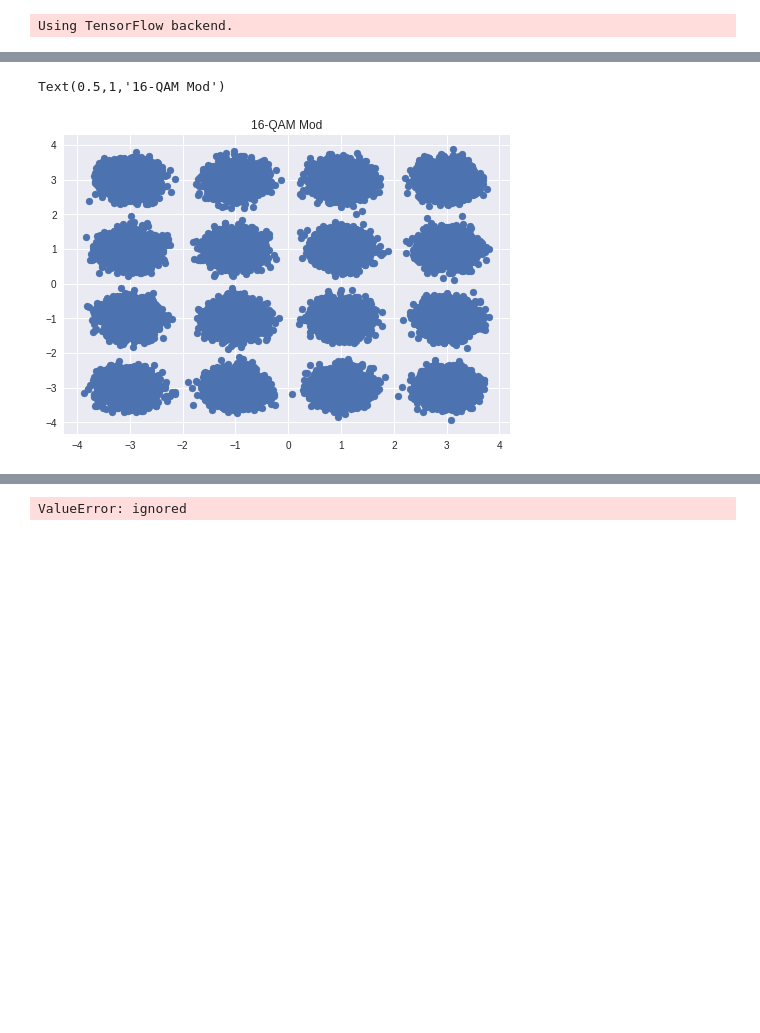
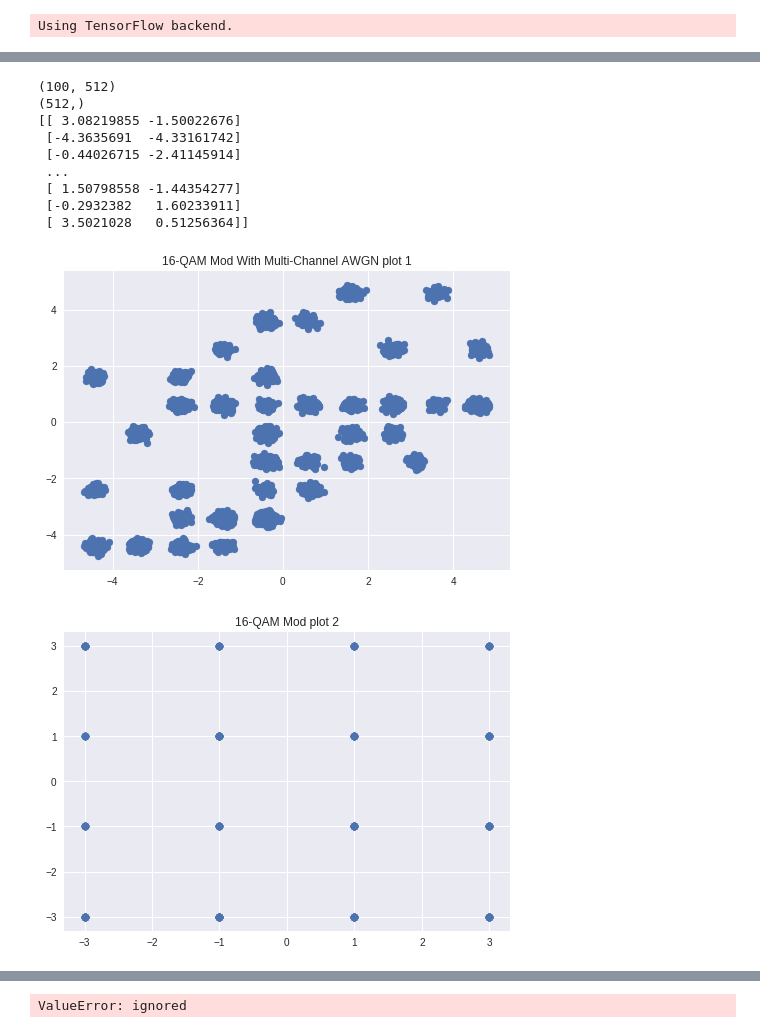
Before and after one commit to opooladz/ece_210_final_project, a Jupyter notebook: 210_final_project.ipynb, the cells around one changed output, grey strips where cells are left out. Drawn from its saved outputs; the diff is of its cells as text; code cells hidden in the pictures; blank space fills up the shorter version.

```diff
--- a/210_final_project.ipynb
+++ b/210_final_project.ipynb
@@ -85,6 +109,7 @@ def generateData(m,samples,Noise,SNRdB):
   [data['x_val'],data['y_val']] = channel(m=m,width=int(samples**0.5),Noise= Noise,SNRdB=SNRdB)
   [data['x_test'],data['y_test']] = channel(m=m,width=samples,Noise=Noise,SNRdB=SNRdB)
 # %%
+# use these func defs. didnt have time to make each cell a class. someone can go ahead and do that if they please
 # Comms Stuff Will add more later
 def qammod(m,y):
   if(np.all(y>=m)):
@@ -127,16 +152,16 @@ def channel2(m,sequenceLen,trials,Noise,SNRdB):
   [x,y] = qammod2(m,sequenceLen)
   h = [1, 0.5]
   #h = [1]
-  xh = np.convolve(x.flatten(),h)
+  xh = np.convolve(x.flatten(),h,'same')
   SNR = 10**(SNRdB/10)
   sym_noise_pow = np.var(xh)/SNR
   sym_noise_scale_fact = np.sqrt(sym_noise_pow/2)
   if(Noise):
     AWGN = sym_noise_scale_fact*np.random.normal(1, size=(xh.shape[0],trials))
     xhN = xh[:,np.newaxis] + AWGN
-  return [xhN.T , y]
+  return [xhN.T , np.repeat(y,2) ]
 
-
+# need to update the validation set size
 data={}
 def generateData2(m,sequenceLen,trials,Noise,SNRdB):
   [data['x_train'],data['y_train']] = channel2(m=m,sequenceLen=sequenceLen,trials=trials,Noise=Noise,SNRdB=SNRdB)
@@ -246,11 +171,47 @@ print(data['x_val'].shape)
-# %%
-# Visulizing the data
-# clearly we have 16 classes
-# Right now this should be simple because I have not added any rayleigh fading
-# Lets get this to work and I'll keep updating the comms stuff
-tmp = data['x_train'].T
-plt.scatter(tmp[0],tmp[1])
-plt.title('16-QAM Mod')
-# %% [output]
-Text(0.5,1,'16-QAM Mod')
-[figure, removed]
+# %%
+# Visulizing the data
+
+m = 16         # order of modulation
+seqLen = 64    # length of one trial must be square powers of 2 to make sense see below
+trials = 100   # number of trials
+Noise = 1
+SNRdB = 25
+
+
+x = 4
+square_power_of_two = 2**(2*x)
+seqLen = square_power_of_two
+
+generateData2(m,seqLen,trials,Noise,SNRdB)
+print(data['x_train'].shape) # data  # axis 1 should be 2x seqLen because of conv with a 2tap filter
+print(data['y_train'].shape) # labels
+print(data['x_train'].reshape(-1,2)) # so u can see the data
+
+tmp = (data['x_train'].reshape(trials,seqLen,2)).T
+#plot 1
+plt.scatter(tmp[0][0:60],tmp[1][0:60])   # I only plot the first 10 points from
+                                         # the sequence because as time goes on
+                                         # the data becomes less dependent on the
+                                         # previous symbols. Even 10 is a lot.
+plt.title('16-QAM Mod With Multi-Channel AWGN plot 1')
+plt.show()
+
+#plot 2
+# Just a pure 16 qam with 1 point on each constalation point
+# clearly we have 16 classes
+[xtmp,ytmp]=  qammod(16,data['y_train'])
+plt.scatter(xtmp[:,0],xtmp[:,1])
+plt.title('16-QAM Mod plot 2')
+plt.show()
+# %% [output]
+(100, 512)
+(512,)
+[[ 3.08219855 -1.50022676]
+ [-4.3635691  -4.33161742]
+ [-0.44026715 -2.41145914]
+ ...
+ [ 1.50798558 -1.44354277]
+ [-0.2932382   1.60233911]
+ [ 3.5021028   0.51256364]]
+[figure, added]
+[figure, added]
```
Also changed, not shown: parts of 17 cells of this notebook.
